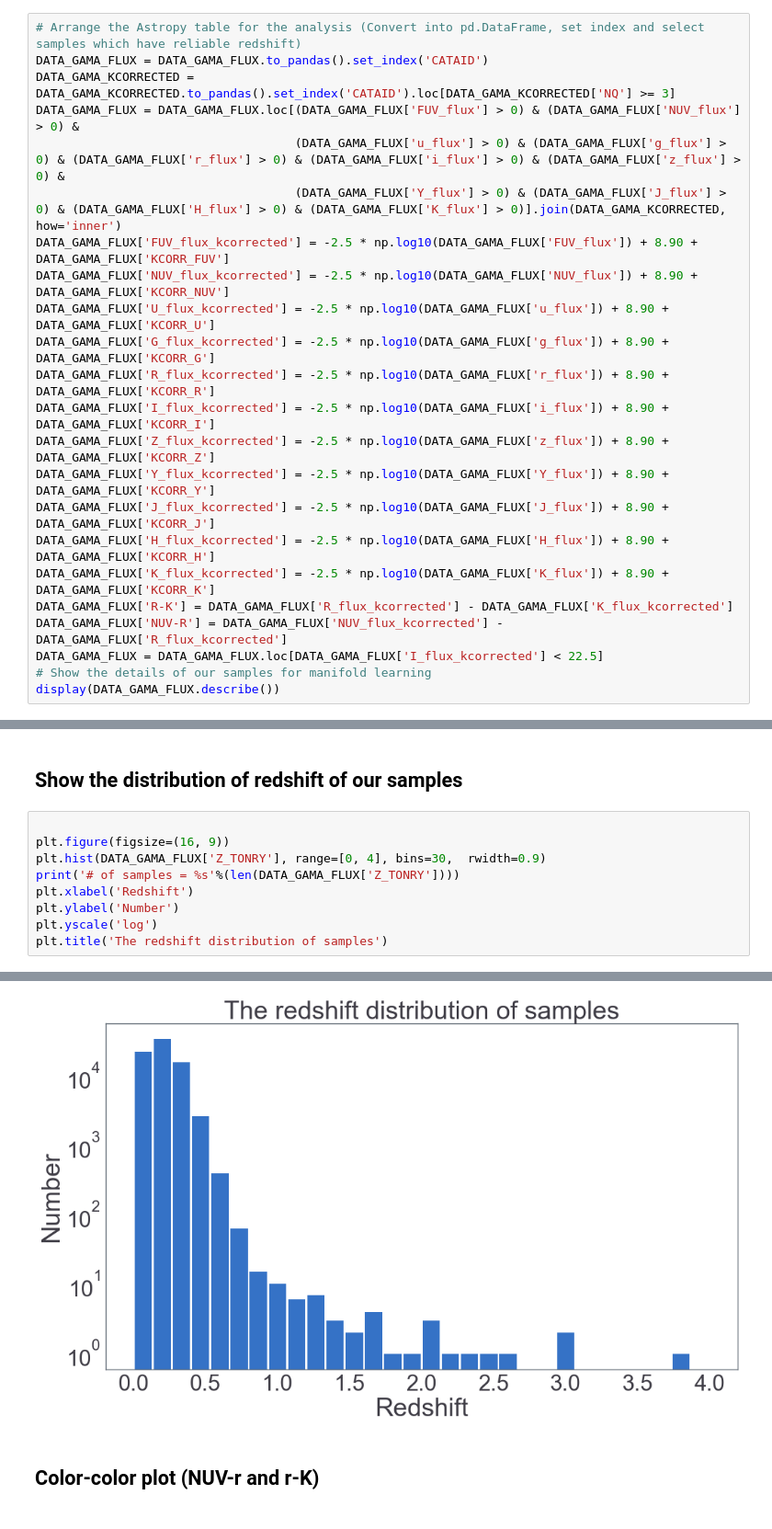
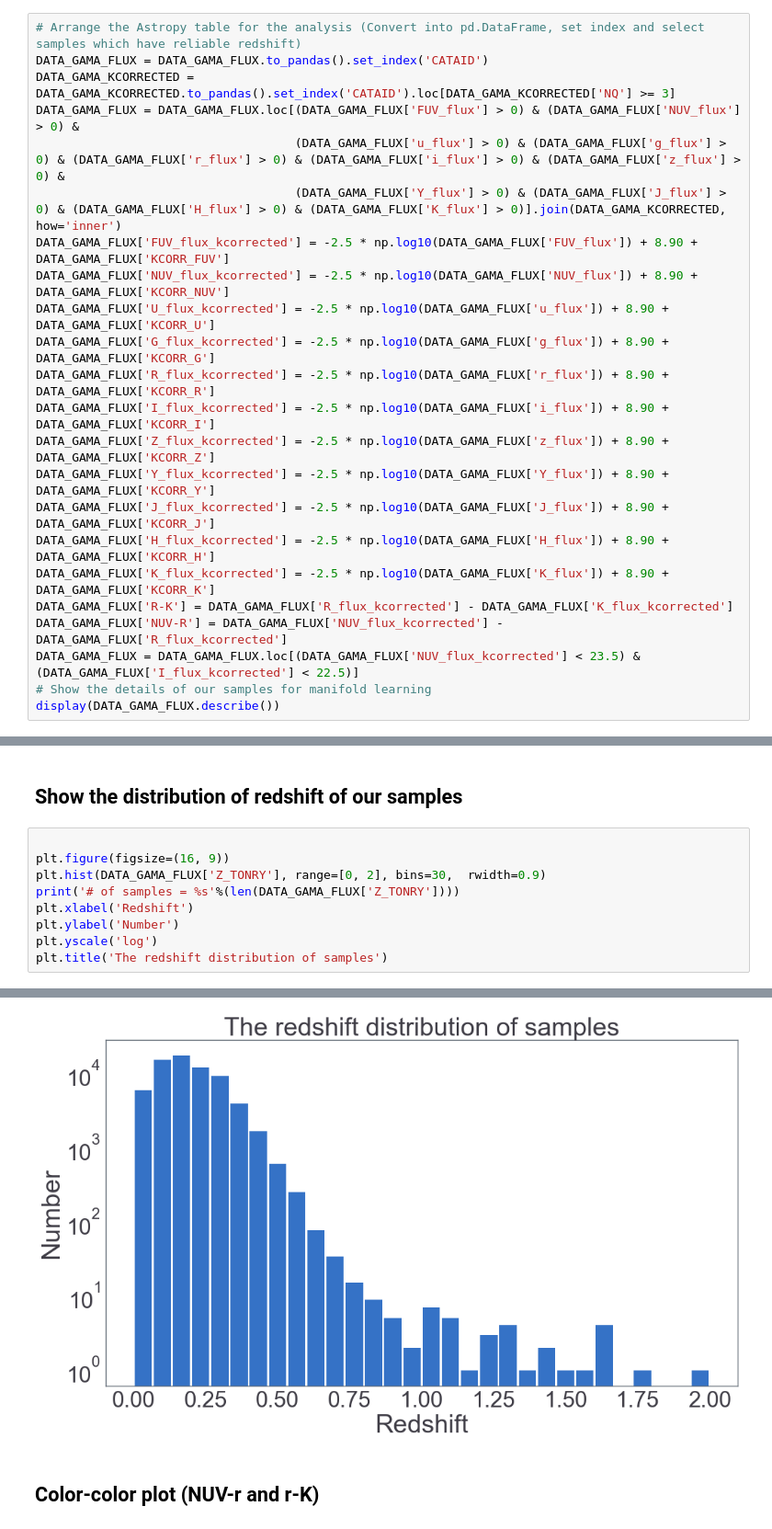
Before and after one commit to s-ysd/ManifoldLearning, a Jupyter notebook: DataCheckAndSampleSelectionFromGAMA.ipynb, the cells around one changed output, grey strips where cells are left out. Shown at 92% size. Saved outputs shown, nothing was run; the diff lists cells and outputs as text.

Commit message:
add plots at each redshift range

```diff
--- a/DataCheckAndSampleSelectionFromGAMA.ipynb
+++ b/DataCheckAndSampleSelectionFromGAMA.ipynb
@@ -62,7 +79,7 @@ DATA_GAMA_FLUX['H_flux_kcorrected'] = -2.5 * np.log10(DATA_GAMA_FLUX['H_flux'])
 DATA_GAMA_FLUX['K_flux_kcorrected'] = -2.5 * np.log10(DATA_GAMA_FLUX['K_flux']) + 8.90 + DATA_GAMA_FLUX['KCORR_K']
 DATA_GAMA_FLUX['R-K'] = DATA_GAMA_FLUX['R_flux_kcorrected'] - DATA_GAMA_FLUX['K_flux_kcorrected']
 DATA_GAMA_FLUX['NUV-R'] = DATA_GAMA_FLUX['NUV_flux_kcorrected'] - DATA_GAMA_FLUX['R_flux_kcorrected']
-DATA_GAMA_FLUX = DATA_GAMA_FLUX.loc[DATA_GAMA_FLUX['I_flux_kcorrected'] < 22.5]
+DATA_GAMA_FLUX = DATA_GAMA_FLUX.loc[(DATA_GAMA_FLUX['NUV_flux_kcorrected'] < 23.5) & (DATA_GAMA_FLUX['I_flux_kcorrected'] < 22.5)]
 # Show the details of our samples for manifold learning
 display(DATA_GAMA_FLUX.describe())
 # %% [output]
@@ -80,7 +97,7 @@ display(DATA_GAMA_FLUX.describe())
 # %%
 
 plt.figure(figsize=(16, 9))
-plt.hist(DATA_GAMA_FLUX['Z_TONRY'], range=[0, 4], bins=30,  rwidth=0.9)
+plt.hist(DATA_GAMA_FLUX['Z_TONRY'], range=[0, 2], bins=30,  rwidth=0.9)
 print('# of samples = %s'%(len(DATA_GAMA_FLUX['Z_TONRY'])))
 plt.xlabel('Redshift')
 plt.ylabel('Number')
@@ -91,4 +108,4 @@ plt.title('The redshift distribution of samples')
 Text(0.5, 1.0, 'The redshift distribution of samples')
-[figure, old version]
+[figure, new version]
 # %% [markdown]
 ## Color-color plot (NUV-r and r-K)
```
Also changed, not shown: parts of 11 cells of this notebook, 1 other file.
